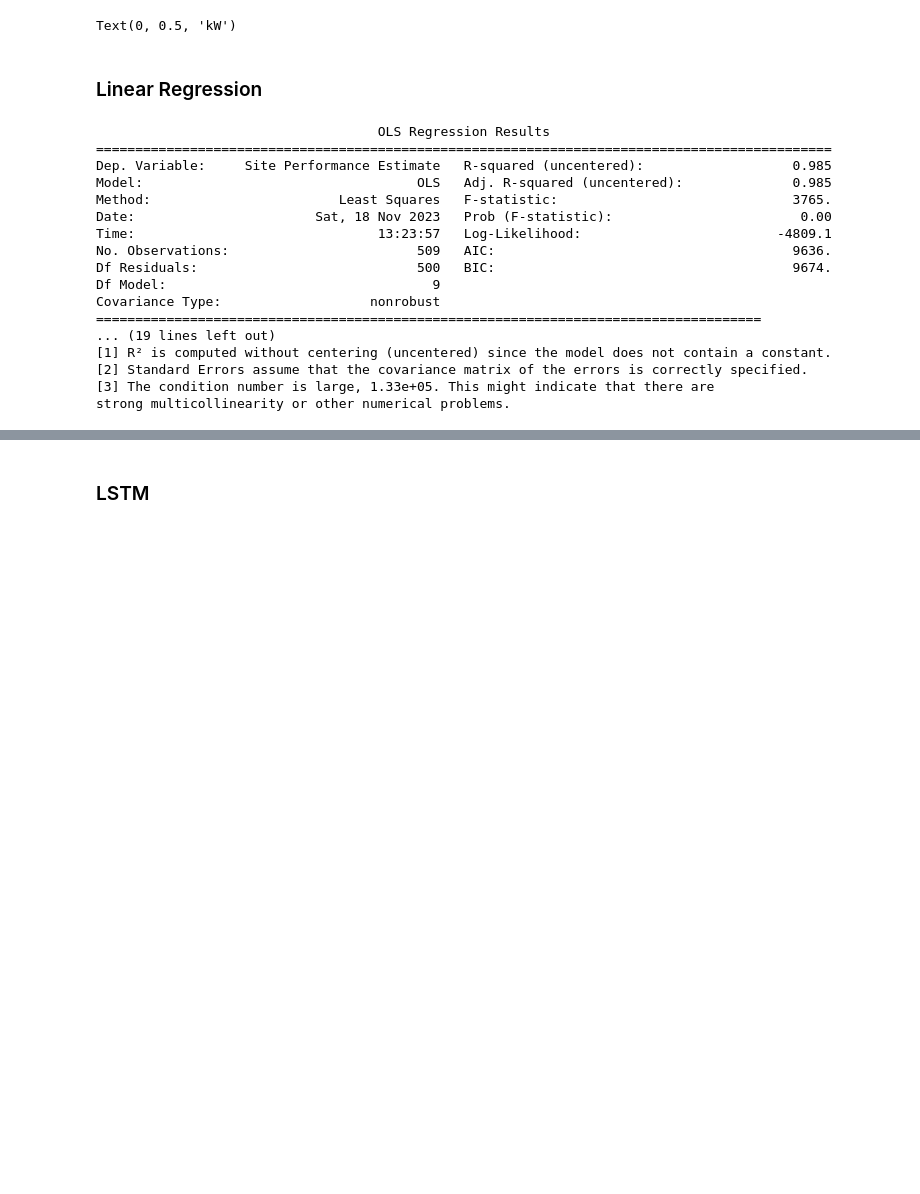
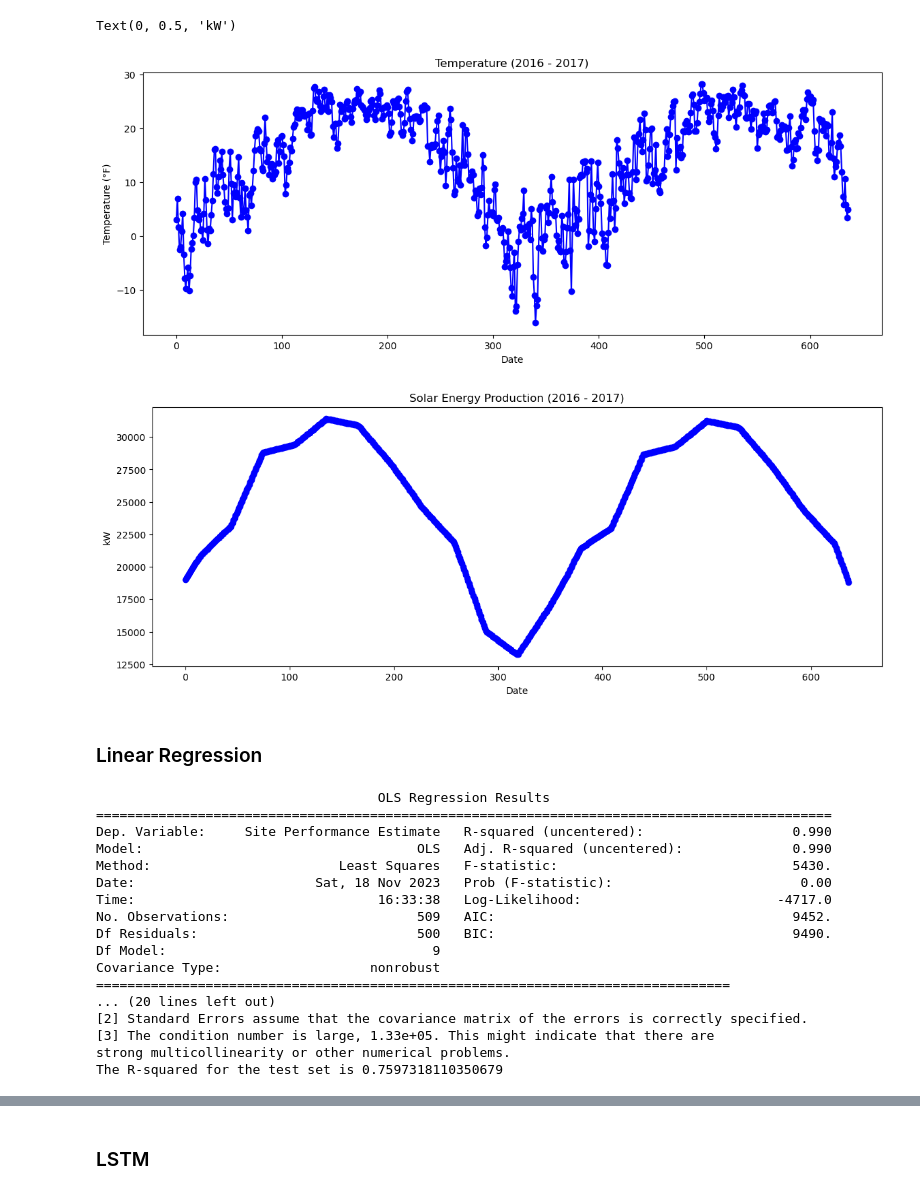
Before and after one commit to jazzmine-p/smart-energy-app, a Jupyter notebook: solar-production-forecast.ipynb, the cells around one changed output, grey strips where cells are left out. Saved outputs shown, nothing was run; the diff lists cells and outputs as text; code cells hidden in the pictures; blank space fills up the shorter version.

Commit message:
Add test prediction on visual crossing

```diff
--- a/solar-production-forecast.ipynb
+++ b/solar-production-forecast.ipynb
@@ -42,54 +33,70 @@ df
 df.to_csv("joined-weather-solar.csv")
 # %%
 # Set 'Date' as the index
-df.set_index('Date', inplace=True)
+df.set_index('Date')
 # # Visualize the data
 plt.figure(figsize=(14, 5))
 plt.plot(df.index, df['Temperature'], marker='o', linestyle='-', color='b')
 plt.title('Temperature (2016 - 2017)')
 plt.xlabel('Date')
 plt.ylabel('Temperature (°F)')
 
 plt.figure(figsize=(14, 5))
 plt.plot(df.index, df['Site Performance Estimate'], marker='o', linestyle='-', color='b')
 plt.title('Solar Energy Production (2016 - 2017)')
 plt.xlabel('Date')
 plt.ylabel('kW')
 # %% [output]
 Text(0, 0.5, 'kW')
+[figure, added]
+[figure, added]
 # %% [markdown]
 ### Linear Regression
 # %%
+df = pd.read_csv("joined-weather-solar.csv")
+df['Date'] = pd.to_datetime(df['Date'])
+df['year'] = df['Date'].dt.year
+df['month'] = df['Date'].dt.month
+df = df.drop(columns=['Date','Station pressure', 'Unnamed: 0', 'Altimeter'])
+df = df.rename(columns={'Temperature':'temp',
+                             'Dew point':'dew',
+                             'Wind speed':'windspeed',
+                             'Cloud coverage': 'cloudcoverage',
+                             'Visibility': 'visibility',
+                             'Solar energy': 'solarenergy',
+                             'Relative humidity':'humidity'})
+
 # Define features (x) and the target variable (y)
 x = df.drop(columns='Site Performance Estimate')
 y = df['Site Performance Estimate']
 
-# Split the data into training and testing sets
+# Split the df into training and testing sets
 x_train, x_test, y_train, y_test = train_test_split(x, y, test_size=0.2, random_state=42)
 
 # Fit linear regression
 regression = sm.OLS(y_train, x_train)
 results = regression.fit()
+print(results.summary())
+
+# R-squared of the test training set
 y_pred = results.predict(x_test)
-
-r2_score(y_test, y_pred)
-print(results.summary())
+print(f'The R-squared for the test set is {r2_score(y_test, y_pred)}')
 # %% [output]
                                     OLS Regression Results
 ==============================================================================================
-Dep. Variable:     Site Performance Estimate   R-squared (uncentered):                   0.985
-Model:                                   OLS   Adj. R-squared (uncentered):              0.985
-Method:                        Least Squares   F-statistic:                              3765.
+Dep. Variable:     Site Performance Estimate   R-squared (uncentered):                   0.990
+Model:                                   OLS   Adj. R-squared (uncentered):              0.990
+Method:                        Least Squares   F-statistic:                              5430.
 Date:                       Sat, 18 Nov 2023   Prob (F-statistic):                        0.00
-Time:                               13:23:57   Log-Likelihood:                         -4809.1
-No. Observations:                        509   AIC:                                      9636.
-Df Residuals:                            500   BIC:                                      9674.
+Time:                               16:33:38   Log-Likelihood:                         -4717.0
+No. Observations:                        509   AIC:                                      9452.
+Df Residuals:                            500   BIC:                                      9490.
 Df Model:                                  9
 Covariance Type:                   nonrobust
-=====================================================================================
-... (19 lines left out)
-[1] R² is computed without centering (uncentered) since the model does not contain a constant.
+=================================================================================
+... (20 lines left out)
 [2] Standard Errors assume that the covariance matrix of the errors is correctly specified.
 [3] The condition number is large, 1.33e+05. This might indicate that there are
 strong multicollinearity or other numerical problems.
+The R-squared for the test set is 0.7597318110350679
 # %%
```
Also changed, not shown: parts of 13 cells of this notebook, 2 other files.
